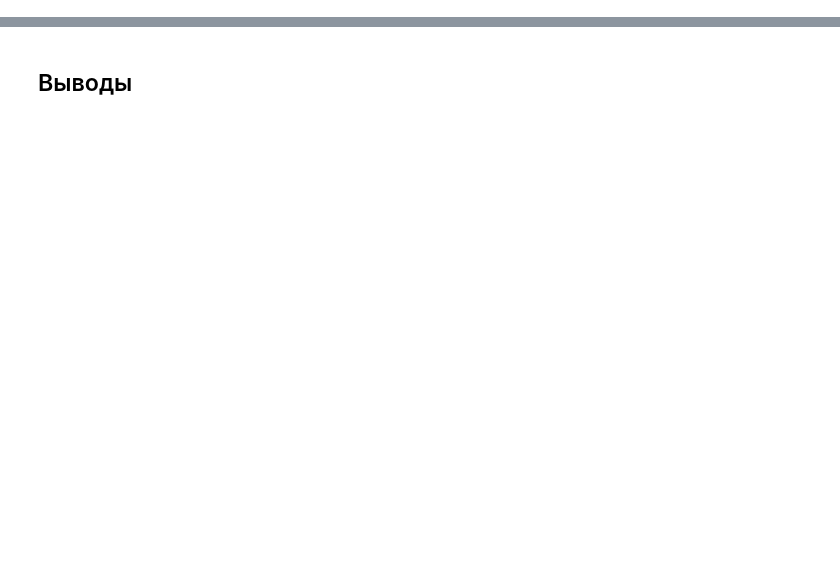
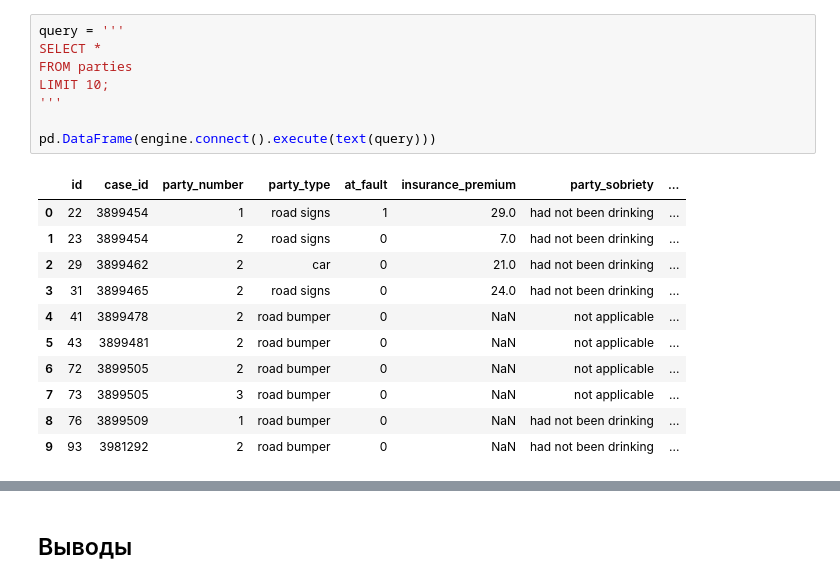
Before and after one commit to VSXV/Data-Science-Projects, a Jupyter notebook: 14. car accidents/93b6f1b1-e156-40b1-9ed6-0aaea9264dff.ipynb, the cells around one changed output, grey strips where cells are left out. Drawn from its saved outputs; the diff is of its cells as text; blank space fills up the shorter version.

```diff
--- a/14. car accidents/93b6f1b1-e156-40b1-9ed6-0aaea9264dff.ipynb
+++ b/14. car accidents/93b6f1b1-e156-40b1-9ed6-0aaea9264dff.ipynb
@@ -4,0 +79,20 @@
+# %%
+query = '''
+SELECT *
+FROM parties
+LIMIT 10;
+'''
+
+pd.DataFrame(engine.connect().execute(text(query)))
+# %% [output]
+|  | id | case_id | party_number | party_type | at_fault | insurance_premium | party_sobriety | ... |
+| 0 | 22 | 3899454 | 1 | road signs | 1 | 29.0 | had not been drinking | ... |
+| 1 | 23 | 3899454 | 2 | road signs | 0 | 7.0 | had not been drinking | ... |
+| 2 | 29 | 3899462 | 2 | car | 0 | 21.0 | had not been drinking | ... |
+| 3 | 31 | 3899465 | 2 | road signs | 0 | 24.0 | had not been drinking | ... |
+| 4 | 41 | 3899478 | 2 | road bumper | 0 | NaN | not applicable | ... |
+| 5 | 43 | 3899481 | 2 | road bumper | 0 | NaN | not applicable | ... |
+| 6 | 72 | 3899505 | 2 | road bumper | 0 | NaN | not applicable | ... |
+| 7 | 73 | 3899505 | 3 | road bumper | 0 | NaN | not applicable | ... |
+| 8 | 76 | 3899509 | 1 | road bumper | 0 | NaN | had not been drinking | ... |
+| 9 | 93 | 3981292 | 2 | road bumper | 0 | NaN | had not been drinking | ... |
```
Also changed, not shown: parts of 19 cells of this notebook.
